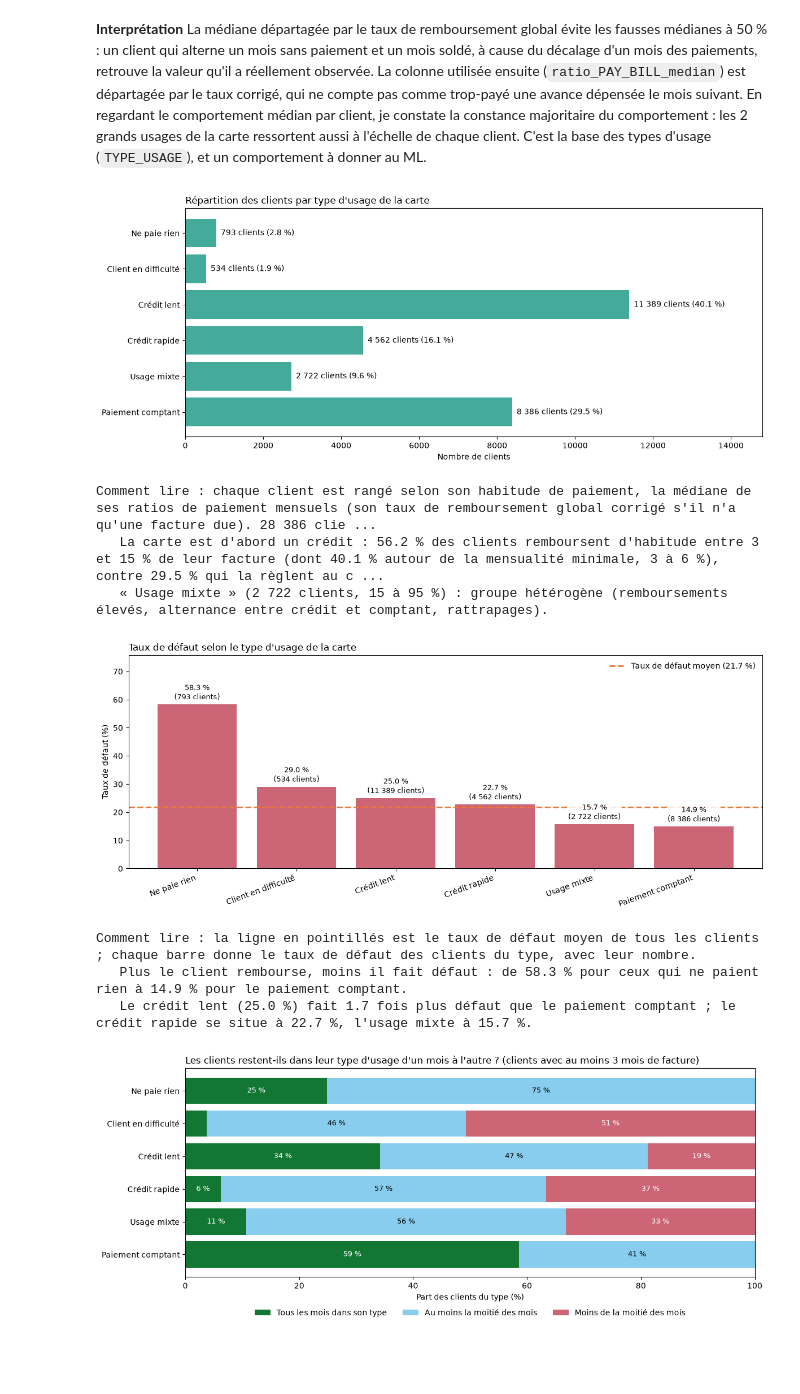
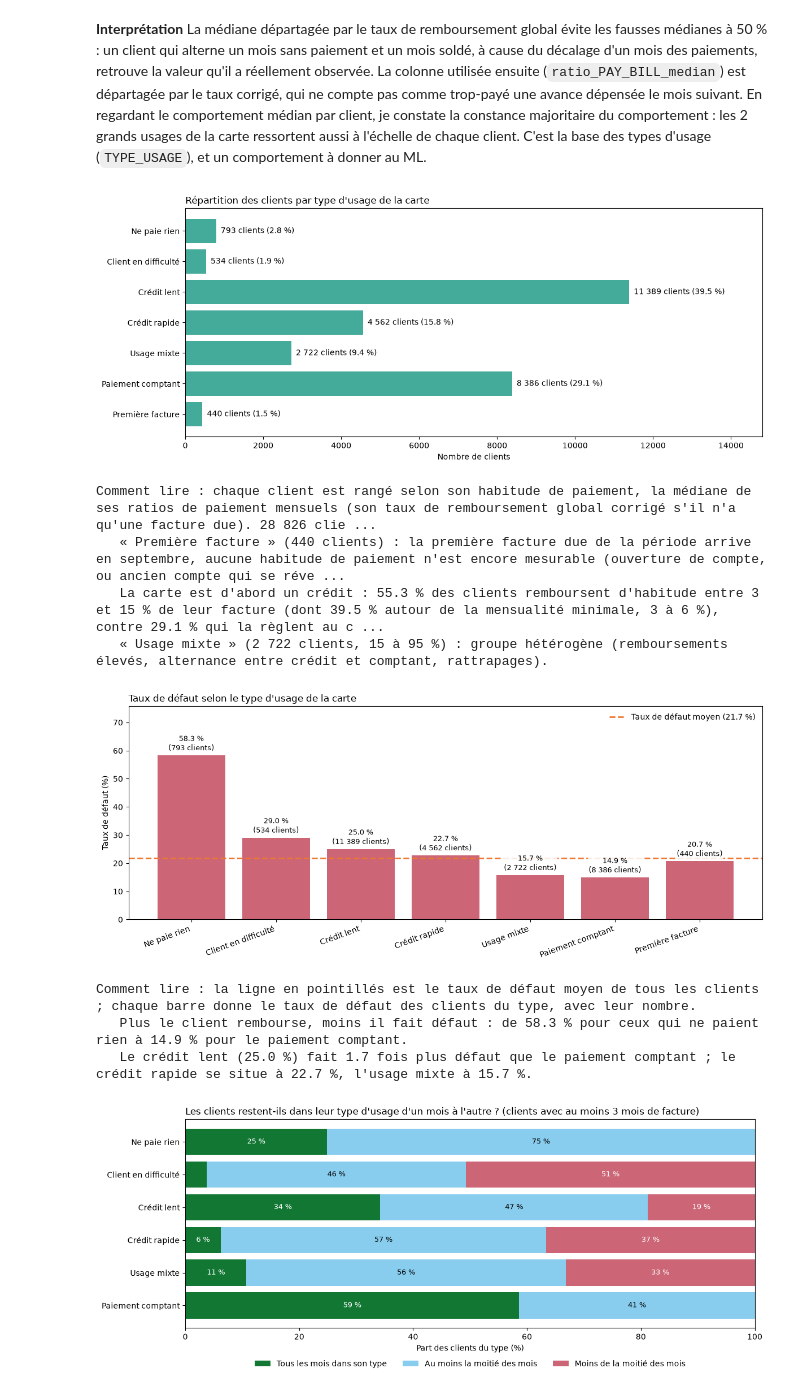
Before and after one commit to johan-mac-59/RiskLens_ML, a Jupyter notebook: src/05_03_EDA_storytelling.ipynb, the cells around one changed output. Cells and saved outputs as stored; diff of their text form; code cells hidden in the pictures; blank space fills up the shorter version.

```diff
--- a/src/05_03_EDA_storytelling.ipynb
+++ b/src/05_03_EDA_storytelling.ipynb
@@ -157,12 +157,14 @@ def tranche(valeurs):
     return np.select([v == 0, v <= 3, v <= 6, v <= 15, v <= 95, v > 95], [0, 1, 2, 3, 4, 5], default=-9).astype(float)
 
 # TYPE_USAGE : tranche de la médiane ; une seule facture due -> tranche du taux global corrigé (un paiement isolé
-# n'est pas une habitude) ; vide si la médiane vaut -1 ou est vide
+# n'est pas une habitude) ; « Première facture » si la médiane vaut -1 (première facture due en septembre) ;
+# vide si la médiane est vide (aucune facture positive sur les 6 mois)
 mediane = df['ratio_PAY_BILL_median']
 une_facture = (nb_mois_dus == 1) & df['ratio_PAY_BILL_global'].notna()
 reference = mediane.where(~une_facture, df['ratio_PAY_BILL_global'])
 numero = pd.Series(tranche(reference.fillna(-1)), index=df.index).where(mediane >= 0)
 df['TYPE_USAGE'] = numero.map(dict(enumerate(TYPES_USAGE)))
+df.loc[mediane == -1, 'TYPE_USAGE'] = 'Première facture'
 
 # ratio_PAY_BILL_regularite : part des mois avec une facture due dans la tranche du type d'usage du client
 tranches_mois = pd.DataFrame({c: tranche(mois_dus[c].fillna(-1)) for c in cols_ratio}, index=df.index).where(mois_dus.notna())
@@ -171,9 +173,9 @@ df['ratio_PAY_BILL_regularite'] = (nb_meme_tranche / nb_mois_dus.where(nb_mois_d
 df.loc[mediane == -1, 'ratio_PAY_BILL_regularite'] = -1
 
 print("TYPE_USAGE (clients par type) :")
-print(df['TYPE_USAGE'].value_counts().reindex(TYPES_USAGE).to_string())
+print(df['TYPE_USAGE'].value_counts().reindex(TYPES_USAGE + ['Première facture']).to_string())
 print(f"   dont classés par leur taux global corrigé (une seule facture due) : {int((une_facture & numero.notna()).sum())} | "
-      f"sans type (médiane à -1 ou vide) : {int(df['TYPE_USAGE'].isna().sum())}")
+      f"sans type (médiane vide) : {int(df['TYPE_USAGE'].isna().sum())}")
 print("\nratio_PAY_BILL_regularite :")
 print(df['ratio_PAY_BILL_regularite'].describe().round(1).to_string())
 print(f"   à -1 : {int((df['ratio_PAY_BILL_regularite'] == -1).sum())} | vide : {int(df['ratio_PAY_BILL_regularite'].isna().sum())}")
@@ -2461,42 +2460,45 @@ C'est la base des types d'usage (`TYPE_USAGE`), et un comportement à donner au
 # %%
 # Répartition des clients par type d'usage (colonne TYPE_USAGE créée en tête du notebook, définition : docs/colonnes_creees.md)
 import matplotlib.pyplot as plt
 
-TYPES_USAGE = ['Ne paie rien', 'Client en difficulté', 'Crédit lent', 'Crédit rapide', 'Usage mixte', 'Paiement comptant']
+TYPES_USAGE = ['Ne paie rien', 'Client en difficulté', 'Crédit lent', 'Crédit rapide', 'Usage mixte', 'Paiement comptant', 'Première facture']   # dernière : pas encore d'habitude de paiement
 repartition = df['TYPE_USAGE'].value_counts().reindex(TYPES_USAGE).fillna(0).astype(int)
 parts = repartition / repartition.sum() * 100
 sans_type = int(df['TYPE_USAGE'].isna().sum())
 milliers = lambda n: f'{n:,}'.replace(',', ' ')     # 12 345 au lieu de 12,345
 
 fig, ax = plt.subplots(figsize=(12, 5))
 barres = ax.barh(TYPES_USAGE, repartition, color='#44AA99')
 for barre, n, p in zip(barres, repartition, parts):
     ax.text(barre.get_width(), barre.get_y() + barre.get_height() / 2, f'  {milliers(n)} clients ({p:.1f} %)', va='center')
 ax.invert_yaxis()
 ax.set_xlim(0, repartition.max() * 1.3)
 ax.set_xlabel('Nombre de clients')
 ax.set_title("Répartition des clients par type d'usage de la carte", loc='left')
 plt.tight_layout()
 plt.show()
 
 print(f"Comment lire : chaque client est rangé selon son habitude de paiement, la médiane de ses ratios de paiement mensuels "
       f"(son taux de remboursement global corrigé s'il n'a qu'une facture due). {milliers(repartition.sum())} clients ont un type ; "
-      f"{milliers(sans_type)} n'en ont pas (aucune facture due d'avril à août).")
+      f"{milliers(sans_type)} n'en ont pas (aucune facture positive sur les 6 mois).")
+print(f"   « Première facture » ({milliers(repartition['Première facture'])} clients) : la première facture due de la période arrive en septembre, "
+      f"aucune habitude de paiement n'est encore mesurable (ouverture de compte, ou ancien compte qui se réveille).")
 print(f"   La carte est d'abord un crédit : {parts[['Crédit lent', 'Crédit rapide']].sum():.1f} % des clients remboursent d'habitude entre 3 et 15 % "
       f"de leur facture (dont {parts['Crédit lent']:.1f} % autour de la mensualité minimale, 3 à 6 %), contre {parts['Paiement comptant']:.1f} % "
       f"qui la règlent au comptant.")
 print(f"   « Usage mixte » ({milliers(repartition['Usage mixte'])} clients, 15 à 95 %) : groupe hétérogène (remboursements élevés, alternance entre "
       f"crédit et comptant, rattrapages).")
 # %% [output]
-[figure, old version]
+[figure, new version]
-Comment lire : chaque client est rangé selon son habitude de paiement, la médiane de ses ratios de paiement mensuels (son taux de remboursement global corrigé s'il n'a qu'une facture due). 28 386 clie ...
-   La carte est d'abord un crédit : 56.2 % des clients remboursent d'habitude entre 3 et 15 % de leur facture (dont 40.1 % autour de la mensualité minimale, 3 à 6 %), contre 29.5 % qui la règlent au c ...
+Comment lire : chaque client est rangé selon son habitude de paiement, la médiane de ses ratios de paiement mensuels (son taux de remboursement global corrigé s'il n'a qu'une facture due). 28 826 clie ...
+   « Première facture » (440 clients) : la première facture due de la période arrive en septembre, aucune habitude de paiement n'est encore mesurable (ouverture de compte, ou ancien compte qui se réve ...
+   La carte est d'abord un crédit : 55.3 % des clients remboursent d'habitude entre 3 et 15 % de leur facture (dont 39.5 % autour de la mensualité minimale, 3 à 6 %), contre 29.1 % qui la règlent au c ...
    « Usage mixte » (2 722 clients, 15 à 95 %) : groupe hétérogène (remboursements élevés, alternance entre crédit et comptant, rattrapages).
 # %%
 # Taux de défaut selon le type d'usage (colonne TYPE_USAGE ; description, les règles ont été fixées sans dpnm)
 import matplotlib.pyplot as plt
 
-TYPES_USAGE = ['Ne paie rien', 'Client en difficulté', 'Crédit lent', 'Crédit rapide', 'Usage mixte', 'Paiement comptant']
+TYPES_USAGE = ['Ne paie rien', 'Client en difficulté', 'Crédit lent', 'Crédit rapide', 'Usage mixte', 'Paiement comptant', 'Première facture']   # dernière : pas encore d'habitude de paiement
 taux_moyen = df['dpnm'].mean() * 100
 stats = df.groupby('TYPE_USAGE')['dpnm'].agg(clients='size', taux='mean').reindex(TYPES_USAGE)
 stats['taux'] *= 100
@@ -2523,7 +2525,7 @@ print(f"   Le crédit lent ({stats.loc['Crédit lent', 'taux']:.1f} %) fait {sta
       f"fois plus défaut que le paiement comptant ; le crédit rapide se situe à {stats.loc['Crédit rapide', 'taux']:.1f} %, "
       f"l'usage mixte à {stats.loc['Usage mixte', 'taux']:.1f} %.")
 # %% [output]
-[figure, old version]
+[figure, new version]
 Comment lire : la ligne en pointillés est le taux de défaut moyen de tous les clients ; chaque barre donne le taux de défaut des clients du type, avec leur nombre.
    Plus le client rembourse, moins il fait défaut : de 58.3 % pour ceux qui ne paient rien à 14.9 % pour le paiement comptant.
    Le crédit lent (25.0 %) fait 1.7 fois plus défaut que le paiement comptant ; le crédit rapide se situe à 22.7 %, l'usage mixte à 15.7 %.
```
Also changed, not shown: parts of 2 cells of this notebook, 3 other files.
